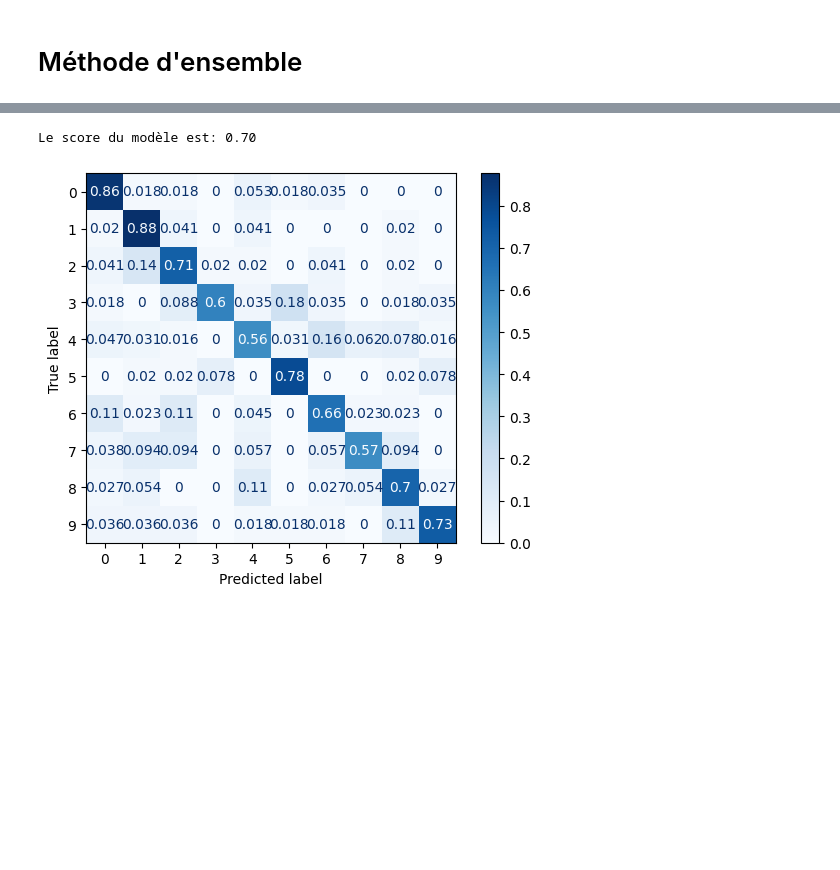
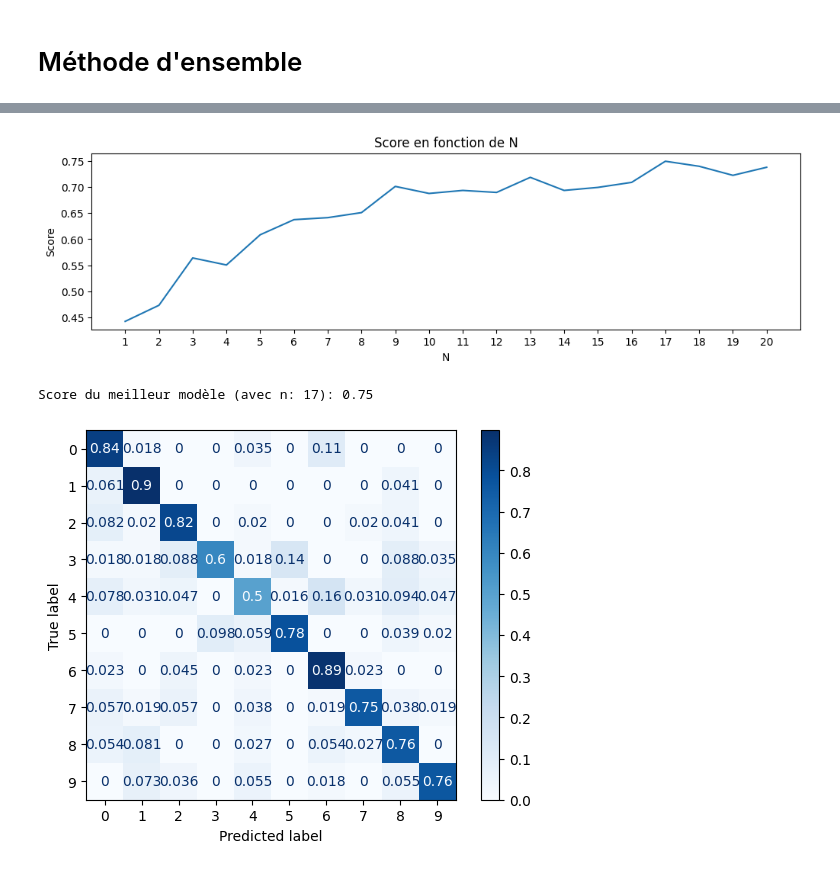
Before and after one commit to A-INDUSTRIES/machlearn-projet, a Jupyter notebook: 4-methode_ensemble.ipynb, the cells around one changed output, grey strips where cells are left out. Drawn from its saved outputs; the diff is of its cells as text; code cells hidden in the pictures; blank space fills up the shorter version.

```diff
--- a/4-methode_ensemble.ipynb
+++ b/4-methode_ensemble.ipynb
@@ -62,13 +100,31 @@ Le score du modèle est: 0.71
 # %%
-forest = RandomForestClassifier(n_estimators=10)
-forest.fit(X_train, y_train)
+forests = []
+scores = []
+N = 21
 
-score = forest.score(X_test, y_test)
+for n in range(1, N):
+    forest = RandomForestClassifier(n_estimators=n)
+    forest.fit(X_train, y_train)
+    forests.append(forest)
 
-print(f"Le score du modèle est: {score:.2f}")
+    score = forest.score(X_test, y_test)
+    scores.append(score)
 
-ConfusionMatrixDisplay.from_estimator(forest, X_test, y_test, cmap=plt.cm.Blues, display_labels=range(0, 10), normalize="true")
+plt.figure(figsize=(12, 3))
+plt.plot(np.arange(1, N, 1), scores)
+plt.title("Score en fonction de N")
+plt.xlabel("N")
+plt.ylabel("Score")
+plt.xticks(np.arange(1, N, 1))
+plt.xlim((0, N))
 plt.show()
+
+best_forest = forests[scores.index(max(scores))]
+print(f"Score du meilleur modèle (avec n: {scores.index(max(scores))+1}): {max(scores):.2f}")
+
+ConfusionMatrixDisplay.from_estimator(best_forest, X_test, y_test, cmap=plt.cm.Blues, display_labels=range(0, 10), normalize="true")
+plt.show()
 # %% [output]
+[figure, new version]
-Le score du modèle est: 0.70
+Score du meilleur modèle (avec n: 17): 0.75
-[figure, old version]
+[figure, added]
```
Also changed, not shown: parts of 4 cells of this notebook.
